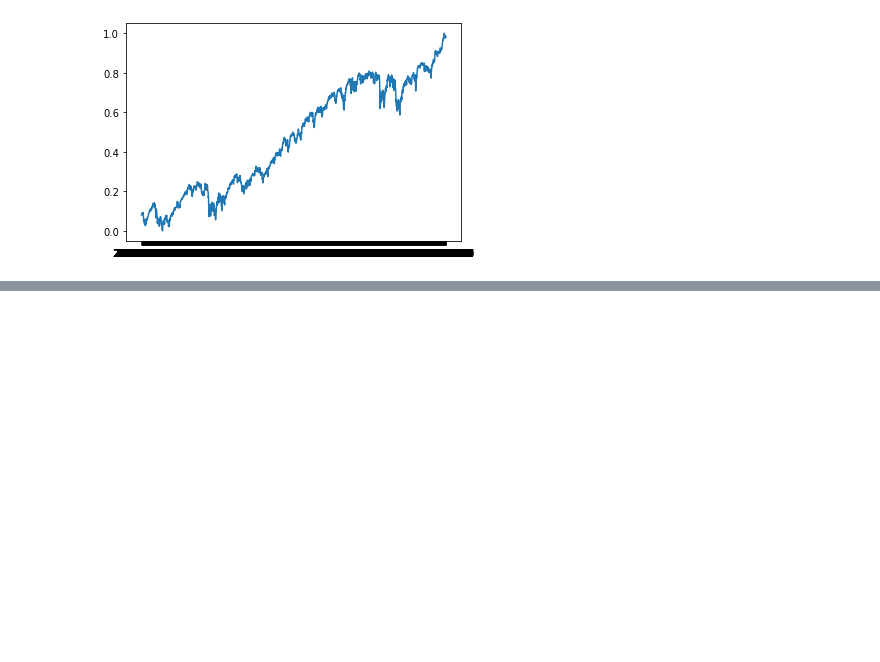
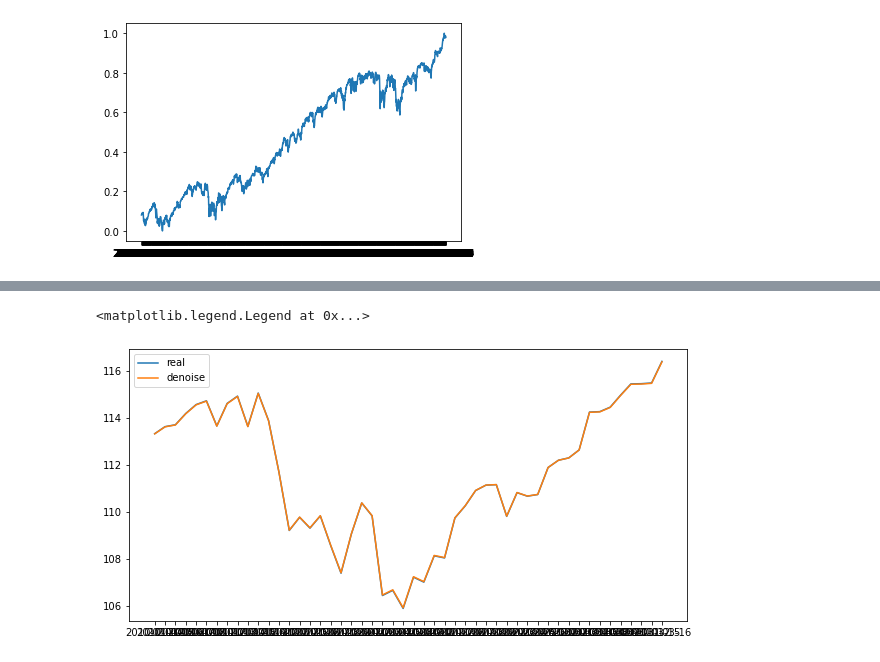
Before and after one commit to 21ckwj/Data-Analysis, a Jupyter notebook: blog용/Autoencoder_smoothing_practice.ipynb, the cells around one changed output, grey strips where cells are left out. Saved outputs shown, nothing was run; the diff lists cells and outputs as text; code cells hidden in the pictures; blank space fills up the shorter version.

```diff
--- a/blog용/Autoencoder_smoothing_practice.ipynb
+++ b/blog용/Autoencoder_smoothing_practice.ipynb
@@ -268,0 +191,30 @@ plt.plot(x_train[:128].index, decoded[1].flatten().tolist(),label='decoded')
+# %%
+import tensorflow as tf
+import numpy as np
+import pandas as pd
+from tensorflow.keras.models import Sequential
+from tensorflow.keras.layers import Dense, Activation
+from tensorflow.keras.callbacks import EarlyStopping
+import matplotlib.pyplot as plt
+
+df = pd.read_csv('./data/SPY.csv',index_col=0)
+real = df.Close[:50]
+x = np.array(df.Close[:50]).reshape(-1,1)
+
+model = Sequential()
+model.add(Dense(100, input_dim=x.shape[1], activation='relu'))
+model.add(Dense(50, activation='relu'))
+model.add(Dense(2, activation='relu'))
+model.add(Dense(50, activation='relu'))
+model.add(Dense(100, activation='relu'))
+model.add(Dense(1))
+model.compile(loss='mean_squared_error', optimizer='adam')
+model.fit(x,x,verbose=0,batch_size=len(x),epochs=200)
+
+pred = model.predict(x)
+
+print("Actual")
+print(x_train[0:5])
+
+print("Pred")
+print(pred[0:5])
@@ -268,0 +234,8 @@ plt.plot(x_train[:128].index, decoded[1].flatten().tolist(),label='decoded')
+# %%
+plt.figure(figsize=(10,5))
+plt.plot(real.index.to_list(),real, label='real')
+plt.plot(real.index.to_list(), pred.flatten(),label='denoise')
+plt.legend()
+# %% [output]
+<matplotlib.legend.Legend at 0x...>
+[figure, added]
```
Also changed, not shown: parts of 19 cells of this notebook, 7 other files.
